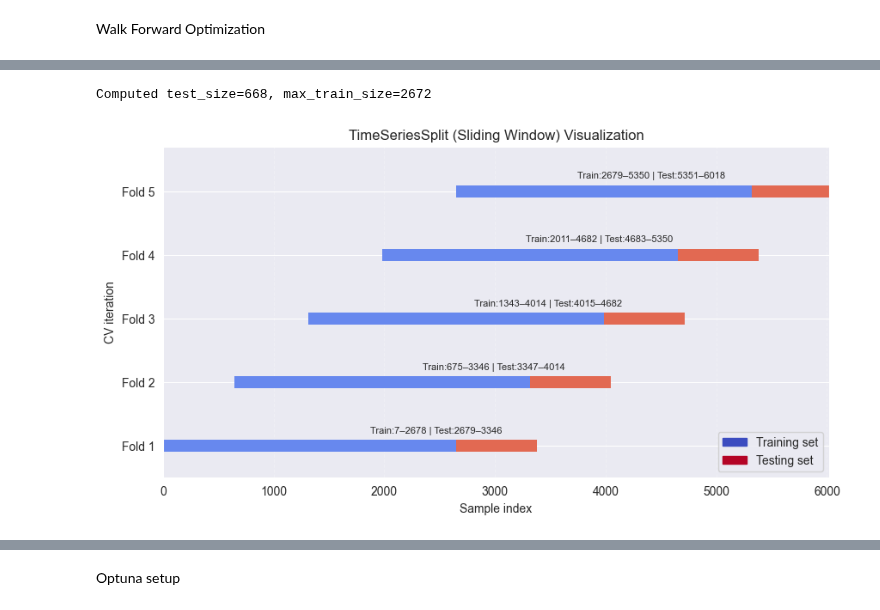
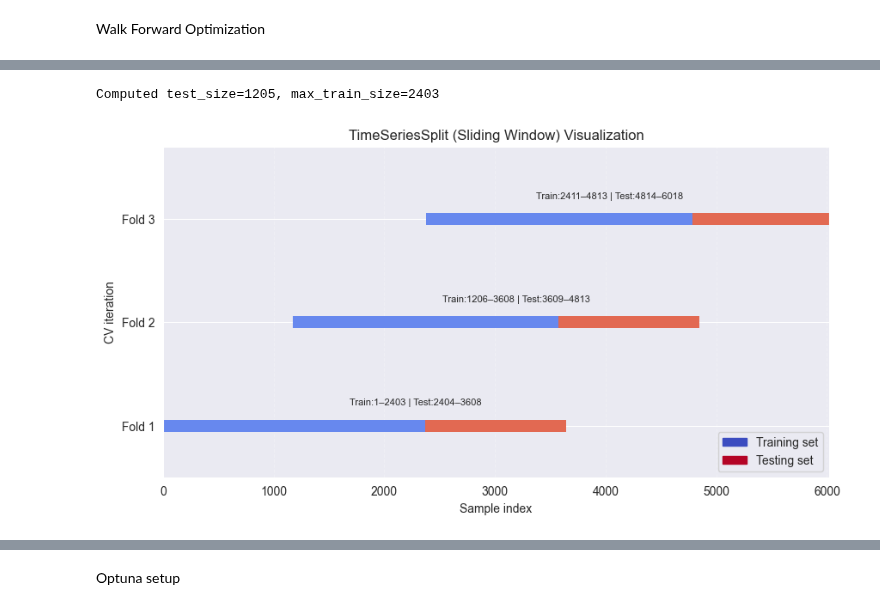
Before and after one commit to garykuepper/ggTrader, a Jupyter notebook: notebooks/walkforward_optimization.ipynb, the cells around one changed output, grey strips where cells are left out. Drawn from its saved outputs; the diff is of its cells as text; code cells hidden in the pictures.

```diff
--- a/notebooks/walkforward_optimization.ipynb
+++ b/notebooks/walkforward_optimization.ipynb
@@ -20,7 +20,7 @@ top_kraken = [
     "BTC",  # 1 Bitcoin
     "ETH",  # 2 Ethereum
     "XRP",  # 3 XRP
-    "BNB",  # 4 BNB
+    # "BNB",  # 4 BNB
     "SOL",  # 5 Solana
     "TRX",  # 6 TRON
     "DOGE",  # 7 Dogecoin
@@ -30,17 +30,17 @@ top_kraken = [
     "BCH",  # 11 Bitcoin Cash
     "XLM",  # 12 Stellar
     "SUI",  # 13 Sui
-    "HBAR",  # 14 Hedera
+    # "HBAR",  # 14 Hedera
     "AVAX",  # 15 Avalanche
     "ZEC",  # 16 Zcash
     "LTC",  # 17 Litecoin
     "XMR",  # 18 Monero
     "SHIB",  # 19 Shiba Inu
-    "TON",  # 20 Toncoin
-    "CRO",  # 21 Crypto.com
+    # "TON",  # 20 Toncoin
+    # "CRO",  # 21 Crypto.com
     "DOT",  # 22 Polkadot
-    "MNT",  # 23 Mantle
-    "TAO",  # 24 Bittensor
+    # "MNT",  # 23 Mantle
+    # "TAO",  # 24 Bittensor
     "UNI",  # 25 Uniswap
 ]
 # %% [markdown]
@@ -86,18 +102,34 @@ df = df_multi.loc[start:end]
 # %%
 # Train split
-n_splits = 5
-test_ratio = 0.2
-tscv, test_size, max_train_size = make_end_anchored_tscv(n_samples=len(df), n_splits=n_splits, test_ratio=test_ratio)
+n_splits = 3
+test_ratio = 0.334
+tscv, test_size, max_train_size = make_end_anchored_tscv(n_samples=len(data_df), n_splits=n_splits,
+                                                         test_ratio=test_ratio)
 print(f"Computed test_size={test_size}, max_train_size={max_train_size}")
 
 fig, ax = plt.subplots(figsize=(10, 5))
-plot_cv_indices(tscv, df.index, ax, n_splits)
+plot_cv_indices(tscv, data_df.index, ax, n_splits)
 plt.show()
+# 4. Print fold ranges
+rows = []
+for i, (tr, tt) in enumerate(tscv.split(data_df.index), 1):
+    start_train = data_df.index[tr[0]].tz_convert(None)
+    end_train = data_df.index[tr[-1]].tz_convert(None)
+    start_test = data_df.index[tt[0]].tz_convert(None)
+    end_test = data_df.index[tt[-1]].tz_convert(None)
 
-# 4. Print fold ranges
-for i, (tr, tt) in enumerate(tscv.split(df.index), 1):
-    print(
-        f"Fold {i}: Train [{df.index[tr[0]]}–{df.index[tr[-1]]}] ({len(tr) / 6:.0f}), Test [{df.index[tt[0]]}–{df.index[tt[-1]]}] ({len(tt) / 6:.0f})")
+    rows.append({
+        'Fold': i,
+        'Start': start_train,
+        'End': end_train,
+        'Start Test': start_test,
+        'End Test': end_test,
+        'Train Period': end_train - start_train,
+        'Test Period': end_test - start_test
+    })
+
+dur_df = pd.DataFrame(rows)
+print(dur_df)
 # %% [output]
-Computed test_size=668, max_train_size=2672
+Computed test_size=1205, max_train_size=2403
-[figure, old version]
+[figure, new version]
```
Also changed, not shown: parts of 10 cells of this notebook, 2 other files.
